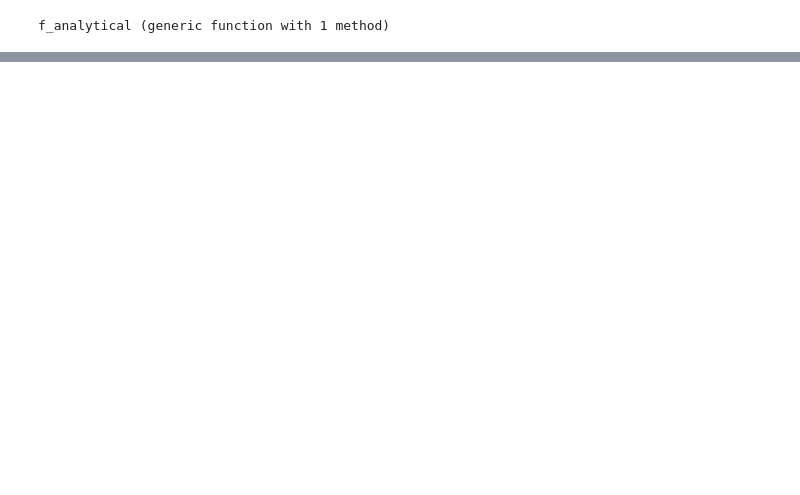
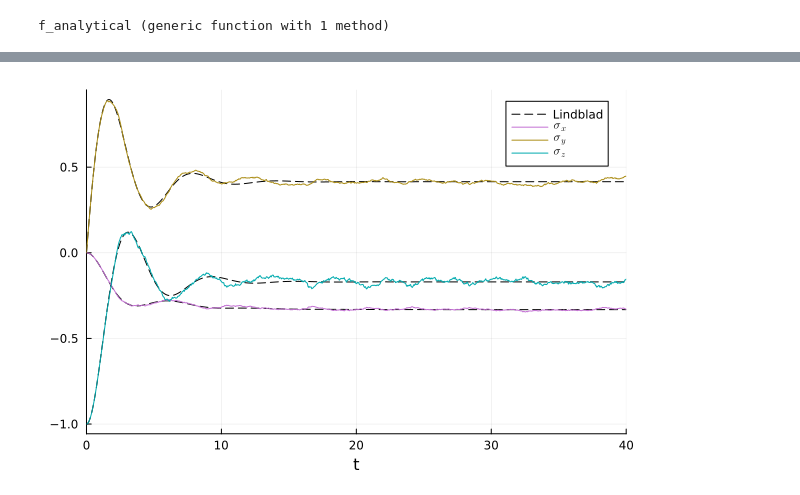
Before and after one commit to Ste1nb0cK/QuTaM.jl, a Jupyter notebook: notebooks/Monitoring.ipynb, the cells around one changed output, grey strips where cells are left out. Saved outputs shown, nothing was run; the diff lists cells and outputs as text; code cells hidden in the pictures; blank space fills up the shorter version.

```diff
--- a/notebooks/Monitoring.ipynb
+++ b/notebooks/Monitoring.ipynb
@@ -225,0 +306,40 @@ plot!(t_given, f_analytical.(t_given))
+# %%
+ntimes = 1000
+t_given = collect(LinRange(0, params.tf, ntimes));
+# %%
+states = Array{ComplexF64}(undef, sys.NLEVELS, ntimes, params.ntraj)
+r_sample = Array{Float64}(undef, ntimes, params.ntraj, 3)
+sigma = [QuTaM.sigma_x, QuTaM.sigma_y, QuTaM.sigma_z]
+for k in 1:params.ntraj
+    states[:, :, k] = evaluate_at_t(t_given, trajectories[k], sys, params.psi0)
+end
+
+for l in 1:3
+    for k in 1:params.ntraj
+        for tn in 1:ntimes
+            r_sample[tn, k, l] = dot(states[:, tn, k], sigma[l] * states[:, tn, k])
+        end
+    end
+end
+
+r_avg = dropdims(mean(r_sample, dims=2),dims=2);
+# %%
+# Analytical Solution
+r0 = [0.0, 0.0, 0.0]
+for k in 1:3
+    r0[k] = r_sample[1, 1, k]
+end
+tspan = (0.0, params.tf)
+prob = ODEProblem(rf_de!, r0, tspan)
+sol = solve(prob, reltol = 1e-6, saveat = t_given);
+# %%
+# Analytical Solutions
+plot(sol, idxs =(0, 1), seriescolor="black", label="Lindblad",  line=:dash)
+plot!(sol, idxs =(0, 2), seriescolor="black", label=:false,  line=:dash)
+plot!(sol, idxs =(0, 3), seriescolor="black", label=:false,  line=:dash)
+# Simulation
+plot!(t_given, r_avg[:, 1], label=L"\sigma_x" )
+plot!(t_given, r_avg[:, 2], label=L"\sigma_y" )
+plot!(t_given, r_avg[:, 3], label=L"\sigma_z" )
+# %% [output]
+[figure, added]
```
Also changed, not shown: parts of 26 cells of this notebook, 4 other files.
